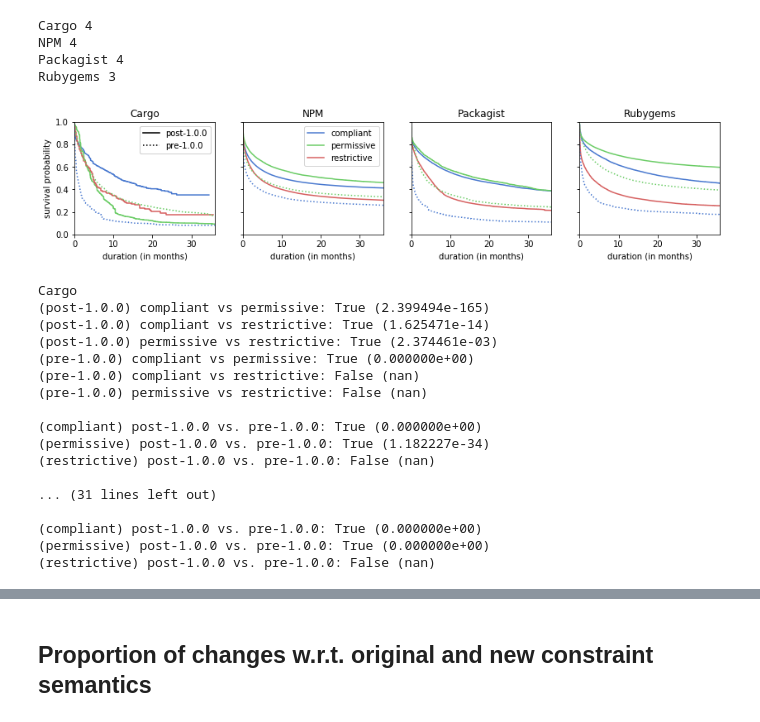
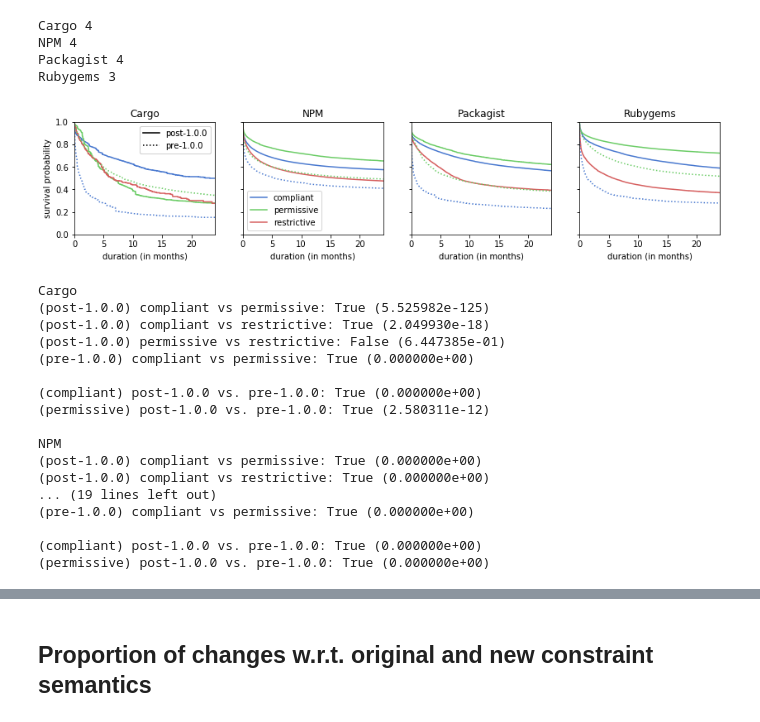
Before and after one commit to AlexandreDecan/secos-constraints, a Jupyter notebook: notebooks/Semver compliance.ipynb, the cells around one changed output, grey strips where cells are left out. Drawn from its saved outputs; the diff is of its cells as text; code cells hidden in the pictures.

```diff
--- a/notebooks/Semver compliance.ipynb
+++ b/notebooks/Semver compliance.ipynb
@@ -678,44 +679,48 @@ for i, ecosystem in enumerate(ECOSYSTEMS):
 
     data[ecosystem] = (
         df_constraints[ecosystem]
-        [lambda d: d['package'].isin(df_frequently_updated[ecosystem])]
+        # [lambda d: d['package'].isin(df_frequently_updated[ecosystem])]
         .assign(duration=lambda d: (d['constraint_next_date'].fillna(CENSOR_DATE) - d['date']) / pandas.to_timedelta(30, 'days'))
         .assign(observed=lambda d: ~d['constraint_next_date'].isnull())
     )
 
     kmf = lifelines.KaplanMeierFitter()
     for dev in (False, True):
         for j, constraint_type in enumerate(['compliant', 'permissive', 'restrictive']):
             mask = (lambda d: (d['dev'] == dev) & d[constraint_type])
             try:
                 kmf.fit(data[ecosystem][mask]['duration'], data[ecosystem][mask]['observed'], label=constraint_type if not dev else '')
                 kmf.plot(ax=ax, c=SEC_PALETTE[j], ci_show=False, legend=False, style=':' if dev else '-')
             except ValueError:
                 pass
     ax.set(
         title=ecosystem,
         xlabel='duration (in months)',
-        xlim=(0, 36),
+        xlim=(0, 24),
         ylabel='survival probability',
         ylim=(0, 1),
     )
 
 legend = axes[0].legend(
     [matplotlib.lines.Line2D([0], [0], color='k'), matplotlib.lines.Line2D([0], [0], color='k', linestyle='dotted')],
     ['post-1.0.0', 'pre-1.0.0'],
 )
 axes[1].legend()
 axes[0].add_artist(legend)
 
 savefig(fig, 'change_constraint_duration')
 # %% [output]
-[figure, old version]
+[figure, new version]
 # %%
 for ecosystem in ECOSYSTEMS:
     print(ecosystem)
 
     for dev in (False, True):
-        for A, B in itertools.combinations(['compliant', 'permissive', 'restrictive'], 2):
+        _ = ['compliant', 'permissive', 'restrictive']
+        if dev:
+            _.remove('restrictive')
+
+        for A, B in itertools.combinations(_, 2):
             mask_A = (lambda d: (d['dev'] == dev) & d[A])
             mask_B = (lambda d: (d['dev'] == dev) & d[B])
 
@@ -730,7 +735,7 @@ for ecosystem in ECOSYSTEMS:
                 print('({}) {} vs {}: passed'.format('pre-1.0.0' if dev else 'post-1.0.0', A, B))
 
     print()
-    for A in ['compliant', 'permissive', 'restrictive']:
+    for A in ['compliant', 'permissive']:
         mask_A = (lambda d: ~d['dev'] & d[A])
         mask_B = (lambda d: d['dev'] & d[A])
         try:
@@ -746,19 +751,19 @@ for ecosystem in ECOSYSTEMS:
     print()
 # %% [output]
 Cargo
-(post-1.0.0) compliant vs permissive: True (2.399494e-165)
-(post-1.0.0) compliant vs restrictive: True (1.625471e-14)
-(post-1.0.0) permissive vs restrictive: True (2.374461e-03)
+(post-1.0.0) compliant vs permissive: True (5.525982e-125)
+(post-1.0.0) compliant vs restrictive: True (2.049930e-18)
+(post-1.0.0) permissive vs restrictive: False (6.447385e-01)
 (pre-1.0.0) compliant vs permissive: True (0.000000e+00)
-(pre-1.0.0) compliant vs restrictive: False (nan)
-(pre-1.0.0) permissive vs restrictive: False (nan)
 
 (compliant) post-1.0.0 vs. pre-1.0.0: True (0.000000e+00)
-(permissive) post-1.0.0 vs. pre-1.0.0: True (1.182227e-34)
-(restrictive) post-1.0.0 vs. pre-1.0.0: False (nan)
+(permissive) post-1.0.0 vs. pre-1.0.0: True (2.580311e-12)
 
-... (31 lines left out)
+NPM
+(post-1.0.0) compliant vs permissive: True (0.000000e+00)
+(post-1.0.0) compliant vs restrictive: True (0.000000e+00)
+... (19 lines left out)
+(pre-1.0.0) compliant vs permissive: True (0.000000e+00)
 
 (compliant) post-1.0.0 vs. pre-1.0.0: True (0.000000e+00)
 (permissive) post-1.0.0 vs. pre-1.0.0: True (0.000000e+00)
-(restrictive) post-1.0.0 vs. pre-1.0.0: False (nan)
```
Also changed, not shown: parts of 5 cells of this notebook, 1 other file.
